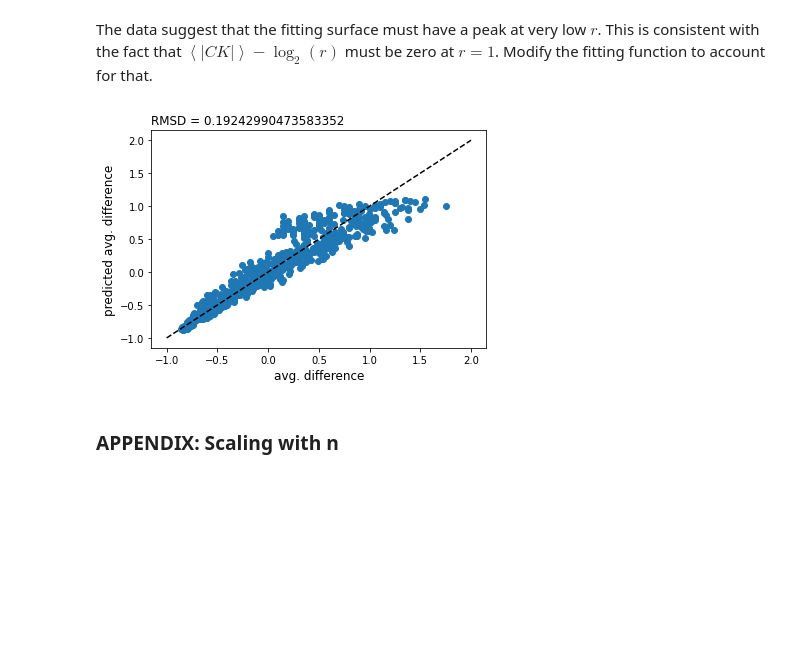
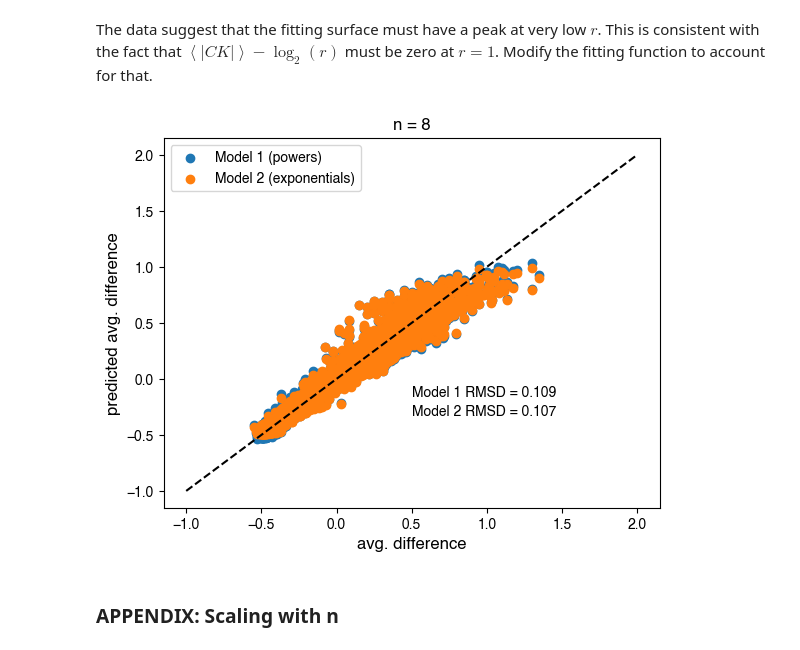
Before and after one commit to bcdaniels/Control-of-Synthetic-Boolean-Networks, a Jupyter notebook: CK_vs_entropy/fit.ipynb, the cells around one changed output. Cells and saved outputs as stored; diff of their text form; code cells hidden in the pictures; blank space fills up the shorter version.

Commit message:
add exponential fit for CK size versus entropy

```diff
--- a/CK_vs_entropy/fit.ipynb
+++ b/CK_vs_entropy/fit.ipynb
@@ -32,8 +32,12 @@ averaged_data['difference'] = averaged_data['ck_mean_size'] - averaged_data['log
 def func(r_eta, A, B, r0, eta0):
     # it needs to be function of a single variable
     # one way around it is to have r_eta = (r,eta)
-    r, eta = r_eta
+    r, eta = np.array(r_eta)
     return A + B/((r+r0)*(eta+eta0)**2)
+# %%
+def func_exp(r_eta, C, D, r1, eta1):
+    r, eta = np.array(r_eta)
+    return C + D*np.exp(-r/abs(r1) - eta/abs(eta1))
 # %% [markdown]
 **Model 1:** For fixed size of the network, $n$,
 
@@ -43,5 +53,5 @@ with $r =$ number of attractors and $\eta =$ basin entropy.
 # %%
-n = 11
+n = 8 #11
 
 df = averaged_data[averaged_data.n == n]
 df.head()
@@ -59,5 +69,7 @@ difference_data = list(df.difference)
 # %%
 # Fit (Note: It doesn't converge without a starting point.)
 popt, pcov = curve_fit(func, (r_data, eta_data), difference_data, p0 = [1,1000,10,1],maxfev = 10000)
-print(popt)
+popt_exp, pcov_exp = curve_fit(func_exp, (r_data, eta_data), difference_data, p0 = [1,1,10,1],maxfev = 10000)
+print("Model 1 parameters: {}".format(popt))
+print("Model 2 parameters: {}".format(popt_exp))
 # %% [output]
@@ -93,18 +118,24 @@ def RMSD (list1, list2):
     return RMSD
 # %%
 difference_pred = func((r_data, eta_data), *popt)
+difference_pred_exp = func_exp((r_data, eta_data), *popt_exp)
 
-plt.scatter(difference_data,difference_pred)
+plt.scatter(difference_data,difference_pred,label='Model 1 (powers)')
+plt.scatter(difference_data,difference_pred_exp,label='Model 2 (exponentials)')
 plt.plot([-1,2],[-1,2],'k--')
 plt.xlabel('avg. difference',size=12)
 plt.ylabel('predicted avg. difference',size=12)
 
 rmsd = RMSD(difference_pred,difference_data)
-plt.title('RMSD = '+str(rmsd), loc='left')
+rmsd_exp = RMSD(difference_pred_exp,difference_data)
+plt.title('n = {}'.format(n))
+plt.text(0.5,0.3,'Model 1 RMSD = {:.3f}'.format(rmsd),transform=plt.gca().transAxes)
+plt.text(0.5,0.25,'Model 2 RMSD = {:.3f}'.format(rmsd_exp),transform=plt.gca().transAxes)
+plt.legend()
 
 plt.show()
 # %% [output]
-[figure, old version]
+[figure, new version]
 # %% [markdown]
 ### APPENDIX: Scaling with n
 # %%
```
Also changed, not shown: parts of 16 cells of this notebook, 1 other file.
